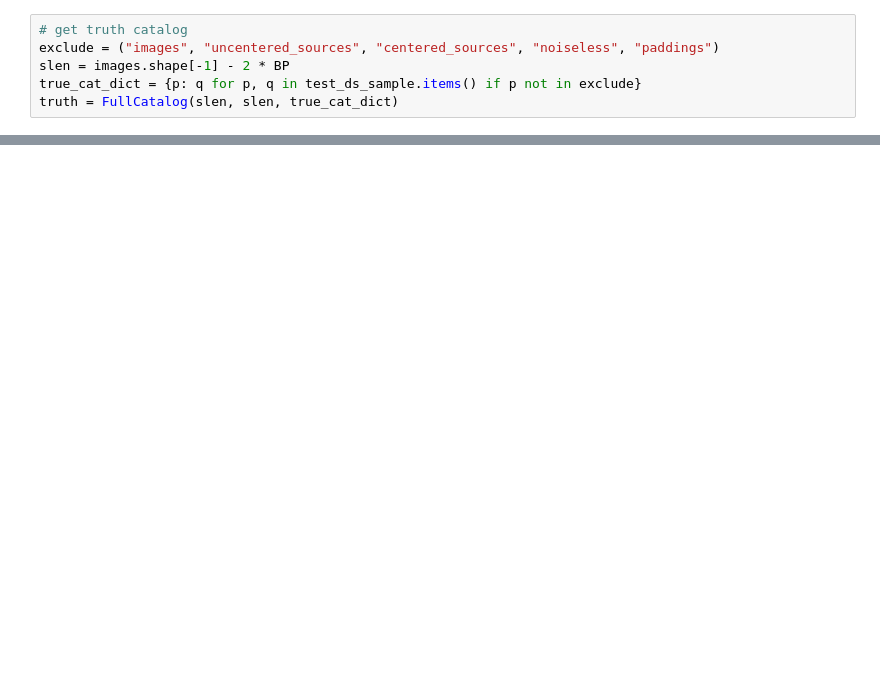
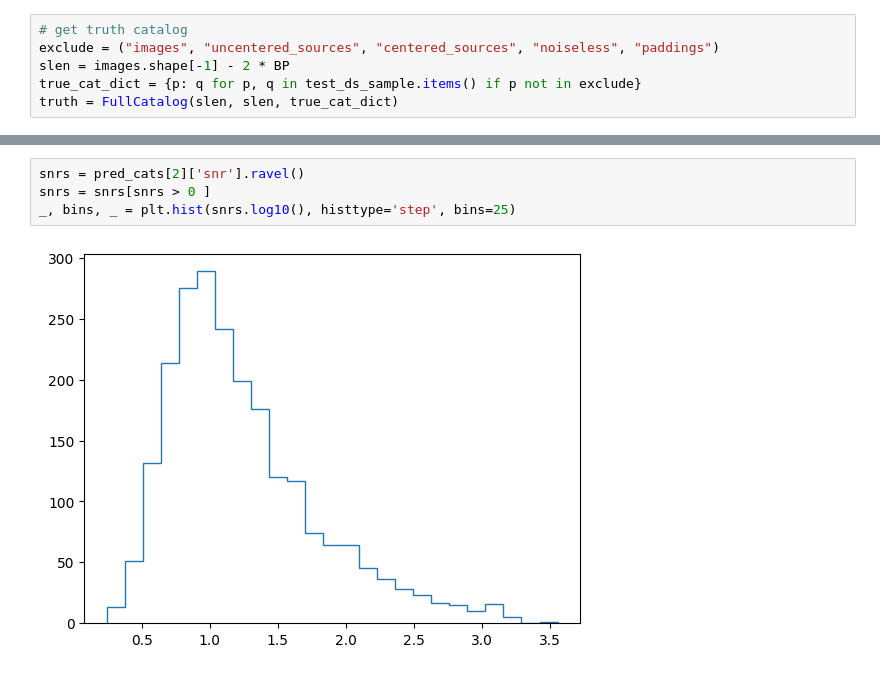
Before and after one commit to ismael-mendoza/bliss, a Jupyter notebook: experiment/notebooks/explore/new-results-detection1.ipynb, the cells around one changed output, grey strips where cells are left out. Drawn from its saved outputs; the diff is of its cells as text; blank space fills up the shorter version.

```diff
--- a/experiment/notebooks/explore/new-results-detection1.ipynb
+++ b/experiment/notebooks/explore/new-results-detection1.ipynb
@@ -117,0 +163,6 @@ catalog['x'].shape
+# %%
+snrs = pred_cats[2]['snr'].ravel()
+snrs = snrs[snrs > 0 ]
+_, bins, _ = plt.hist(snrs.log10(), histtype='step', bins=25)
+# %% [output]
+[figure, added]
```
Also changed, not shown: parts of 22 cells of this notebook.
